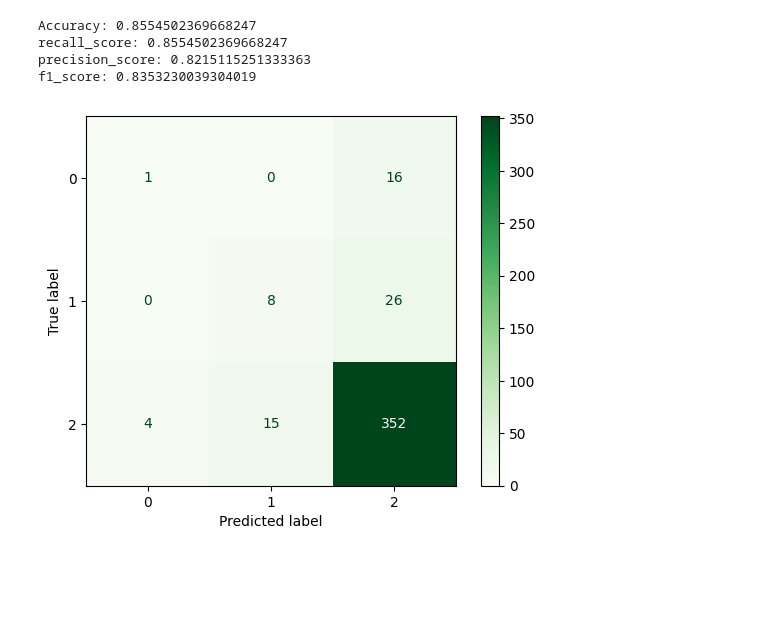
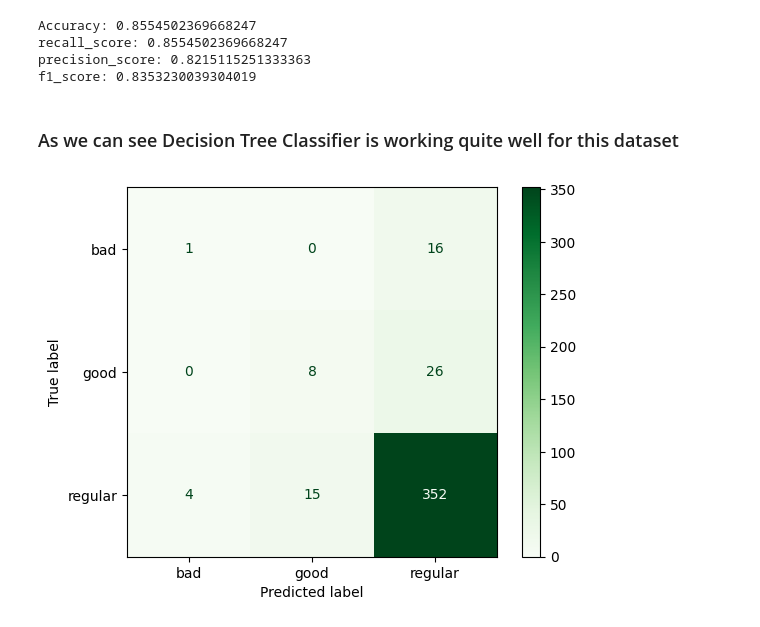
Before and after one commit to danielcamacho9712/Pharma_sales_visualization, a Jupyter notebook: pharma_sales_project.ipynb, the cells around one changed output. Saved outputs shown, nothing was run; the diff lists cells and outputs as text; code cells hidden in the pictures; blank space fills up the shorter version.

```diff
--- a/pharma_sales_project.ipynb
+++ b/pharma_sales_project.ipynb
@@ -304,10 +304,13 @@ Accuracy: 0.8554502369668247
 recall_score: 0.8554502369668247
 precision_score: 0.8215115251333363
 f1_score: 0.8353230039304019
+# %% [markdown]
+### As we can see Decision Tree Classifier is working quite well for this dataset
 # %%
+labels = tree.classes_
 cm = confusion_matrix(y_test, y_pred)
-disp = ConfusionMatrixDisplay(confusion_matrix=cm)
+disp = ConfusionMatrixDisplay(confusion_matrix=cm, display_labels=labels)
 disp.plot(cmap='Greens')
 plt.show()
 # %% [output]
-[figure, old version]
+[figure, new version]
```
Also changed, not shown: parts of 1 cell of this notebook.
